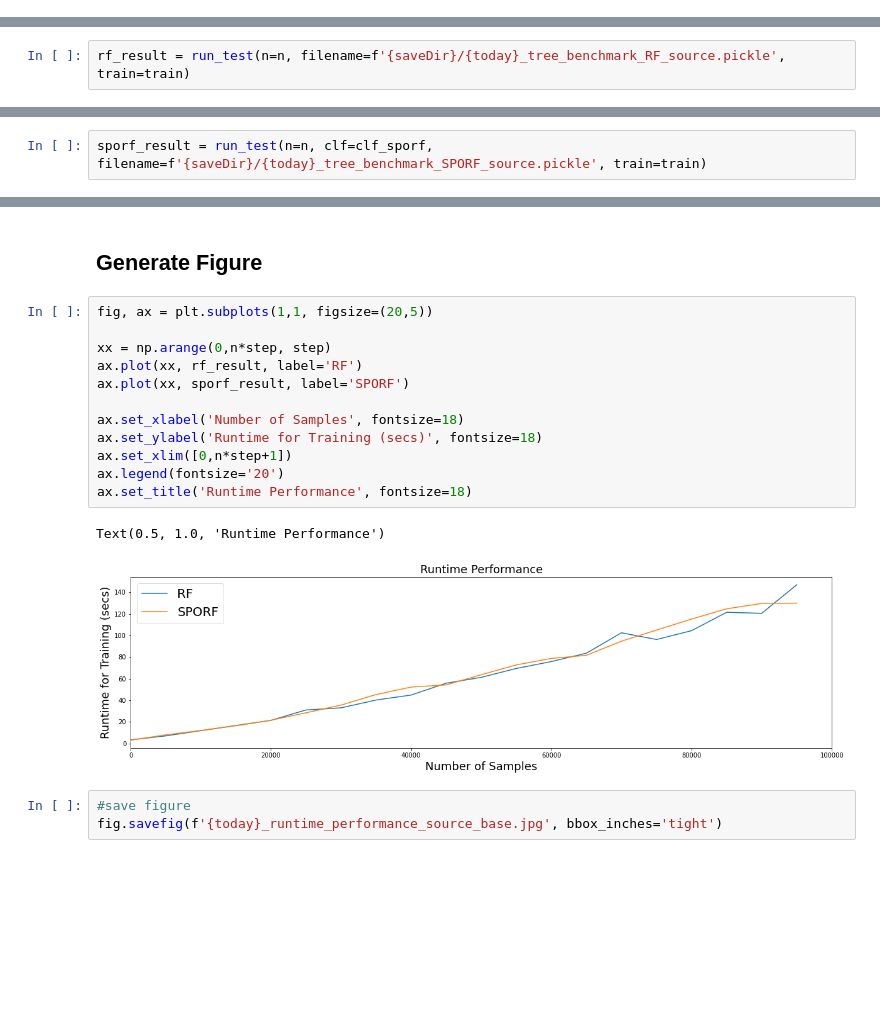
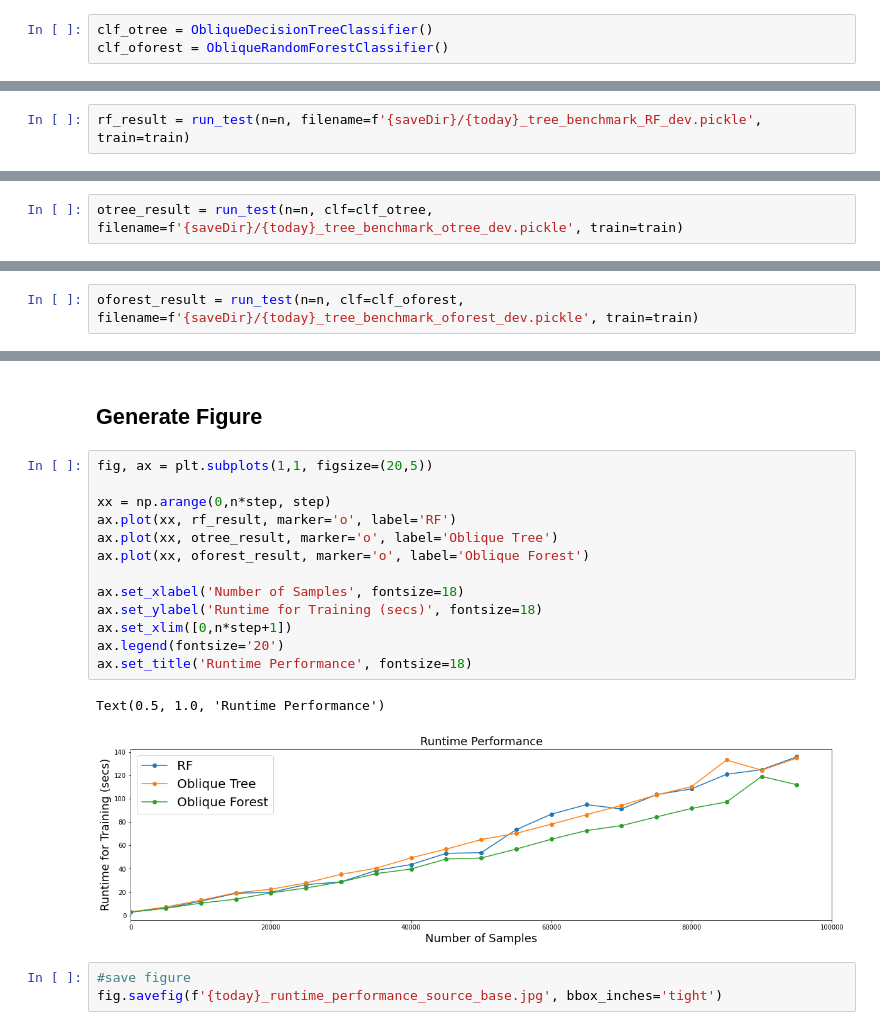
Before and after one commit to jshin13/coursework, a Jupyter notebook: Jovo/sporf/20211219_sporf_benchmarking.ipynb, the cells around one changed output, grey strips where cells are left out. Drawn from its saved outputs; the diff is of its cells as text; blank space fills up the shorter version.

Commit message:
re-run with sklearn oblique tree dev branch

```diff
--- a/Jovo/sporf/20211219_sporf_benchmarking.ipynb
+++ b/Jovo/sporf/20211219_sporf_benchmarking.ipynb
@@ -35,3 +34,6 @@ clf_sporf = ObliqueForestClassifier()
+# %%
+clf_otree = ObliqueDecisionTreeClassifier()
+clf_oforest = ObliqueRandomForestClassifier()
 # %% [markdown]
 ## Tree Benchmarking for classification adapted from sklearn `main` and modified for sporf benchmarking
 # %%
@@ -106,7 +108,7 @@ if not os.path.isdir(saveDir):
 # %% [markdown]
 #### benchmark for RF
 # %%
-rf_result = run_test(n=n, filename=f'{saveDir}/{today}_tree_benchmark_RF_source.pickle', train=train)
+rf_result = run_test(n=n, filename=f'{saveDir}/{today}_tree_benchmark_RF_dev.pickle', train=train)
 # %% [output]
 ============================================
 Entering iteration 19 of 20
@@ -113,0 +118,2 @@ Entering iteration 19 of 20
+# %%
+otree_result = run_test(n=n, clf=clf_otree, filename=f'{saveDir}/{today}_tree_benchmark_otree_dev.pickle', train=train)
@@ -114,7 +124,7 @@ Entering iteration 19 of 20
 # %% [markdown]
 #### benchmark for S-RerF
 # %%
-sporf_result = run_test(n=n, clf=clf_sporf, filename=f'{saveDir}/{today}_tree_benchmark_SPORF_source.pickle', train=train)
+oforest_result = run_test(n=n, clf=clf_oforest, filename=f'{saveDir}/{today}_tree_benchmark_oforest_dev.pickle', train=train)
 # %% [output]
 ============================================
 Entering iteration 19 of 20
@@ -124,18 +134,19 @@ Entering iteration 19 of 20
 # %%
 fig, ax = plt.subplots(1,1, figsize=(20,5))
 
 xx = np.arange(0,n*step, step)
-ax.plot(xx, rf_result, label='RF')
-ax.plot(xx, sporf_result, label='SPORF')
+ax.plot(xx, rf_result, marker='o', label='RF')
+ax.plot(xx, otree_result, marker='o', label='Oblique Tree')
+ax.plot(xx, oforest_result, marker='o', label='Oblique Forest')
 
 ax.set_xlabel('Number of Samples', fontsize=18)
 ax.set_ylabel('Runtime for Training (secs)', fontsize=18)
 ax.set_xlim([0,n*step+1])
 ax.legend(fontsize='20')
 ax.set_title('Runtime Performance', fontsize=18)
 # %% [output]
 Text(0.5, 1.0, 'Runtime Performance')
-[figure, old version]
+[figure, new version]
 # %%
 #save figure
 fig.savefig(f'{today}_runtime_performance_source_base.jpg', bbox_inches='tight')
```
Also changed, not shown: parts of 7 cells of this notebook.
